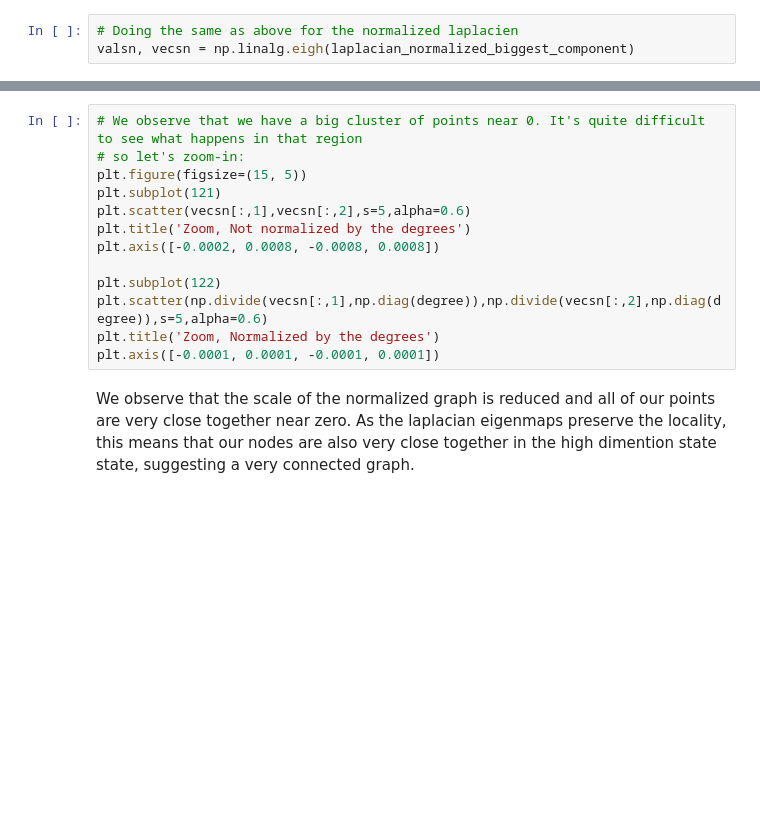
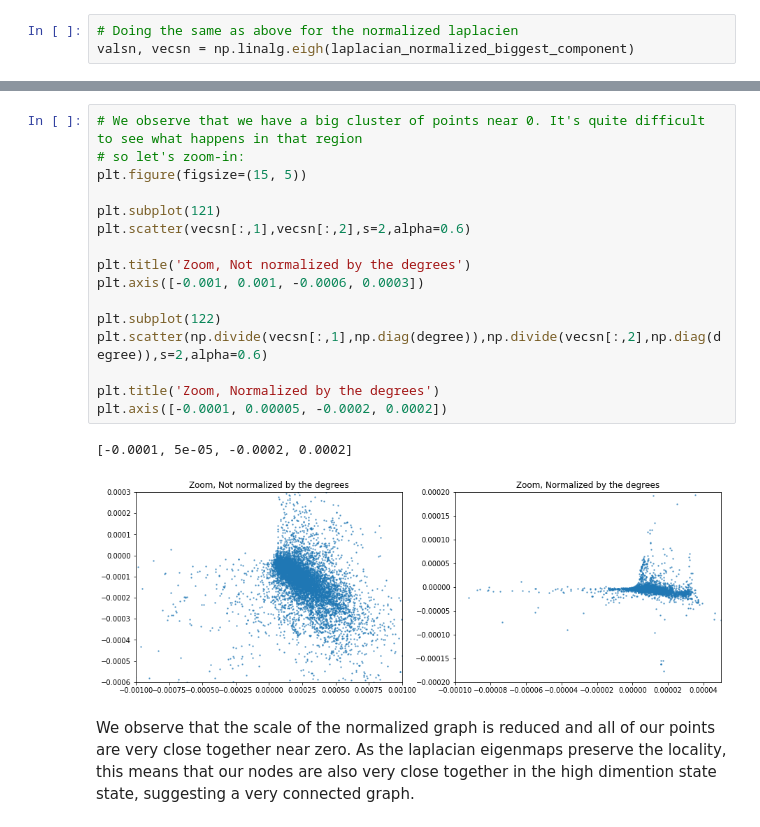
Before and after one commit to swouf/ntds_IMDb_team4, a Jupyter notebook: 3_spectral_graph_theory.ipynb, the cells around one changed output, grey strips where cells are left out. Saved outputs shown, nothing was run; the diff lists cells and outputs as text; blank space fills up the shorter version.

```diff
--- a/3_spectral_graph_theory.ipynb
+++ b/3_spectral_graph_theory.ipynb
@@ -235,16 +238,22 @@ plt.title('Normalized by the degrees')
 # %%
 # We observe that we have a big cluster of points near 0. It's quite difficult to see what happens in that region
 # so let's zoom-in:
 plt.figure(figsize=(15, 5))
+
 plt.subplot(121)
-plt.scatter(vecsn[:,1],vecsn[:,2],s=5,alpha=0.6)
+plt.scatter(vecsn[:,1],vecsn[:,2],s=2,alpha=0.6)
+
 plt.title('Zoom, Not normalized by the degrees')
-plt.axis([-0.0002, 0.0008, -0.0008, 0.0008])
+plt.axis([-0.001, 0.001, -0.0006, 0.0003])
 
 plt.subplot(122)
-plt.scatter(np.divide(vecsn[:,1],np.diag(degree)),np.divide(vecsn[:,2],np.diag(degree)),s=5,alpha=0.6)
+plt.scatter(np.divide(vecsn[:,1],np.diag(degree)),np.divide(vecsn[:,2],np.diag(degree)),s=2,alpha=0.6)
+
 plt.title('Zoom, Normalized by the degrees')
-plt.axis([-0.0001, 0.0001, -0.0001, 0.0001])
+plt.axis([-0.0001, 0.00005, -0.0002, 0.0002])
+# %% [output]
+[-0.0001, 5e-05, -0.0002, 0.0002]
+[figure, added]
 # %% [markdown]
 We observe that the scale of the normalized graph is reduced and all of our points are very close together near zero. As the laplacian eigenmaps preserve the locality, this means that our nodes are also very close together in the high dimention state state, suggesting a very connected graph.
 # %% [markdown]
```
Also changed, not shown: parts of 8 cells of this notebook.
